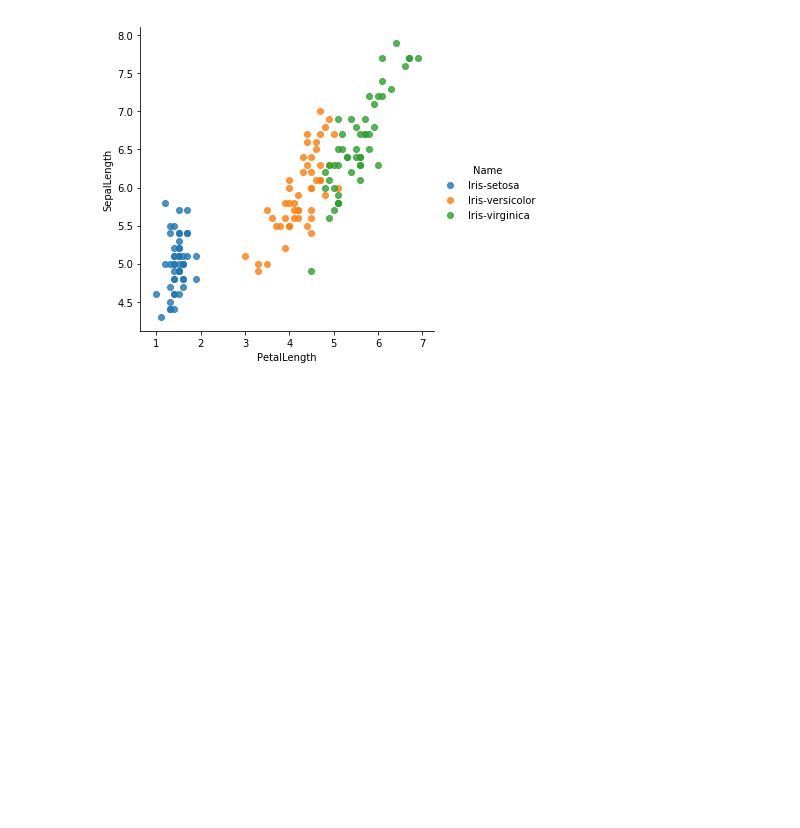
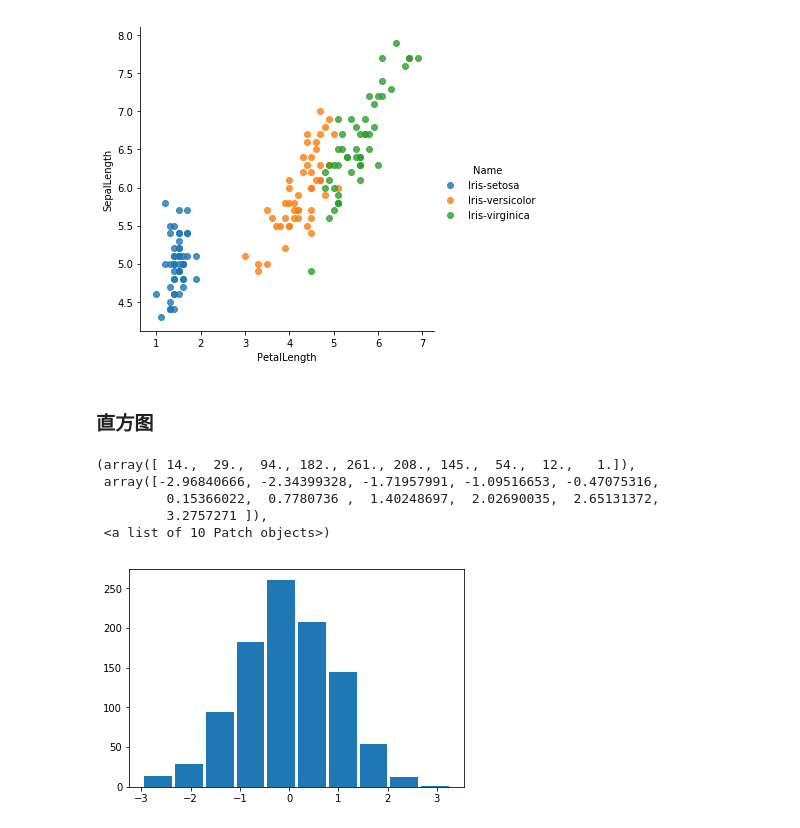
Before and after one commit to HuichuanLI/Data-Analyse, a Jupyter notebook: 基础数据库/Matplotlib/Seaborn.ipynb, the cells around one changed output. Drawn from its saved outputs; the diff is of its cells as text; code cells hidden in the pictures; blank space fills up the shorter version.

```diff
--- a/基础数据库/Matplotlib/Seaborn.ipynb
+++ b/基础数据库/Matplotlib/Seaborn.ipynb
@@ -40,3 +40,21 @@ sns.lmplot('PetalLength', 'SepalLength', iris, hue='Name', fit_reg=False)
 # %% [output]
 <seaborn.axisgrid.FacetGrid at 0x...>
 [figure]
+# %% [markdown]
+### 直方图
+# %%
+import numpy as np
+import pandas as pd
+import matplotlib.pyplot as plt
+from pandas import Series, DataFrame
+%matplotlib inline
+s1 = Series(np.random.randn(1000))
+# %%
+plt.hist(s1,rwidth=0.9)
+# %% [output]
+(array([ 14.,  29.,  94., 182., 261., 208., 145.,  54.,  12.,   1.]),
+ array([-2.96840666, -2.34399328, -1.71957991, -1.09516653, -0.47075316,
+         0.15366022,  0.7780736 ,  1.40248697,  2.02690035,  2.65131372,
+         3.2757271 ]),
+ <a list of 10 Patch objects>)
+[figure, added]
```
Also changed, not shown: parts of 4 cells of this notebook.
